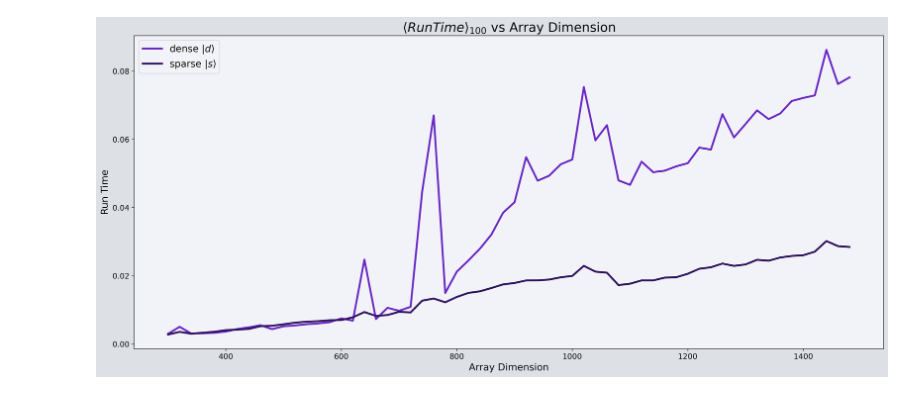
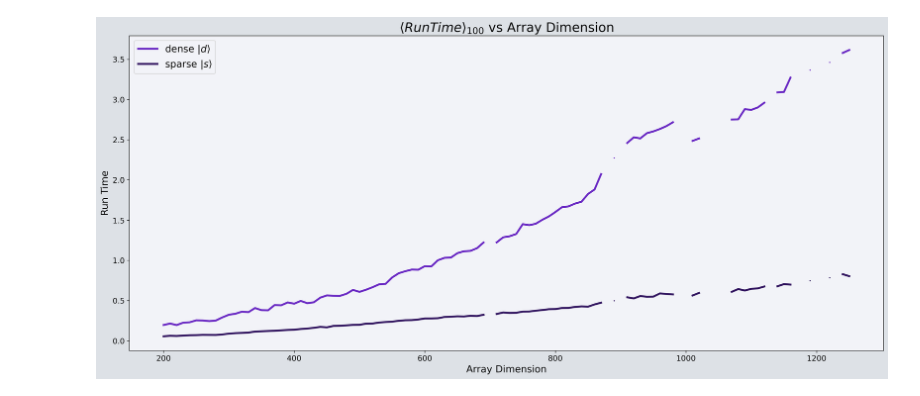
Before and after one commit to rupeshknn/lanczos-QD, a Jupyter notebook: runtime-comparisons.ipynb, the cells around one changed output. Drawn from its saved outputs; the diff is of its cells as text; code cells hidden in the pictures.

Commit message:
scipy sparse csr matrix comparison with numpy ndarray

```diff
--- a/runtime-comparisons.ipynb
+++ b/runtime-comparisons.ipynb
@@ -96,6 +95,7 @@ def DenseVsSparse(size, sparsity, k, repeats):
     tdense_list = []
     tsparse_list = []
     fidelity_list = []
+    sparsity = 6.3/size
     for idx in range(repeats):
         matsp = rand_herm_sparse(size, sparsity)
         mat = matsp.A
@@ -130,5 +126,15 @@ DenseVsSparse(1000, 0.1, 40, 100)
 # %%
-runtime_vals = []
-for size_idx in range(300,1500,20):
-    runtime_vals.append(DenseVsSparse(size_idx, 0.1, min(50+int(10*size_idx/1500),size_idx//10), 100))
-runtime_vals = np.array(runtime_vals)
+%%time
+
+def parallel_func(value):
+    size_idx = value
+    try:
+        data = DenseVsSparse(size_idx, 0.01, size_idx//3, 200)
+    except :
+        data = [float('nan'), float('nan'), float('nan')]
+    return data
+# with multiprocessing.Pool() as execute:
+#     runtime_vals = execute.map(parallel_func, range(200,2015,10))
+runtime_vals = process_map(parallel_func, range(200,2015,10))
+# runtime_vals = np.array(runtime_vals)
+# np.save('simdata/dense-vs-sparse.npy',runtime_vals)
@@ -135,14 +144,14 @@ runtime_vals = np.array(runtime_vals)
 # %%
 plt.rcParams['axes.facecolor']=background2
 
 plt.figure(figsize=(21,9),dpi=300,facecolor=background1)
-plt.plot(range(300,1500,20), np.array(runtime_vals)[:,0],'-o', markersize=1, linewidth=3,label='dense $|d \\rangle$',color=purple)
-plt.plot(range(300,1500,20), np.array(runtime_vals)[:,1],'-o', markersize=1, linewidth=3,label='sparse $|s \\rangle$',color=darkpurple)
+plt.plot(range(200,2015,10), np.array(runtime_vals)[:,0],'-o', markersize=1, linewidth=3,label='dense $|d \\rangle$',color=purple)
+plt.plot(range(200,2015,10), np.array(runtime_vals)[:,1],'-o', markersize=1, linewidth=3,label='sparse $|s \\rangle$',color=darkpurple)
 plt.xlabel('Array Dimension',fontsize=15)
 plt.ylabel('Run Time',fontsize=15)
 plt.title('$ \langle Run Time \\rangle_{100} $ vs Array Dimension',fontsize=20)
 plt.legend(fontsize=15)
 plt.tick_params(axis='both', which='major', labelsize=12)
-# plt.savefig('lanczos-vs-numpy-eigh.png',bbox_inches='tight')
+plt.savefig('dense-vs-sparse.png',bbox_inches='tight')
 # %% [output]
-[figure, old version]
+[figure, new version]
```
Also changed, not shown: parts of 9 cells of this notebook, 2 other files.
